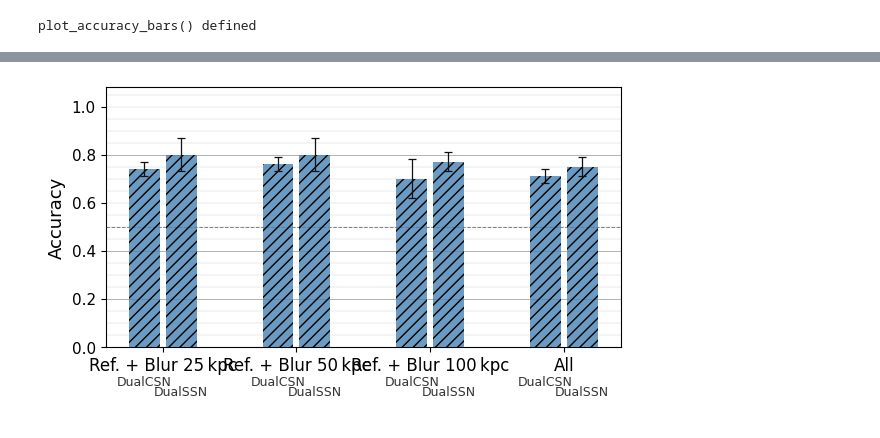
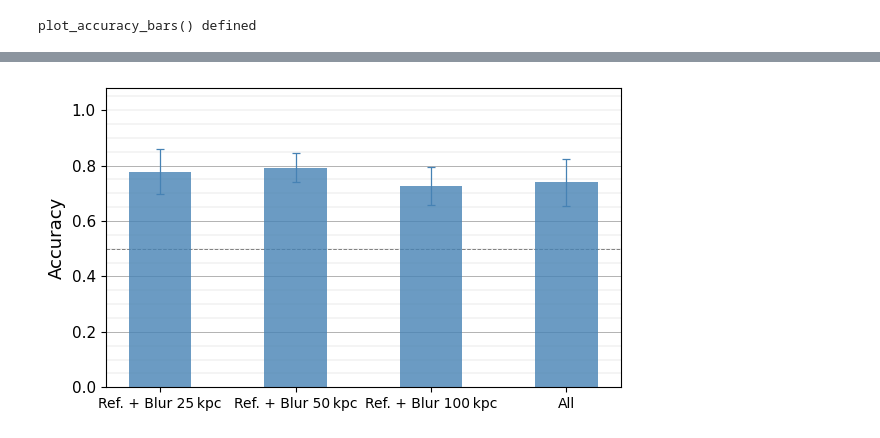
Before and after one commit to MarkusBredberg/dcreclass, a Jupyter notebook: notebooks/explore_classification_results.ipynb, the cells around one changed output, grey strips where cells are left out. Saved outputs shown, nothing was run; the diff lists cells and outputs as text; code cells hidden in the pictures.

```diff
--- a/notebooks/explore_classification_results.ipynb
+++ b/notebooks/explore_classification_results.ipynb
@@ -1436,16 +2511,19 @@ Saved: /users/mbredber/p2_DCRECLASS/outputs/scratch/figures/classifying/explore_
 RESULT_VERSION_PRIORITY     = ['latest']
 DISTINGUISH_RESULT_VERSIONS = False
 RADIOUNET_VALUE             = 0.73
-SHOW_N_FILES                = True
+SHOW_N_FILES                = False
 
-_ref_crops      = ['pixel_crop', 'fov_crop', 'beam_crop']
-_ref_crop_lbls  = ['Pixel crop', 'FoV crop', 'Beam crop']
-_ref_colours    = ['tomato', 'goldenrod', 'steelblue']
+_ref_crops      = ['beam_crop', 'fov_crop', 'pixel_crop']
+_ref_crop_lbls  = ['Beam crop', 'FoV crop', 'Pixel crop']
+_ref_colours    = ['steelblue', 'goldenrod', 'tomato']
 
 _ref_clfs = [
     ('CNN',
      RunConfig(classifier='ImageCNN', folds=list(range(10)), num_experiments=3),
      {'beam_crop': LegacyRunConfig(classifier='CNN', section='beam_cropping')}),
+    ('ScatterNet',
+     RunConfig(classifier='SimpleScatterNet', folds=list(range(10)), num_experiments=3),
+     {}),
     ('DualCSN',
      RunConfig(classifier='DualCSN', folds=list(range(10)), num_experiments=3),
      {'beam_crop': LegacyRunConfig(classifier='DualCSN', section='beam_cropping')}),
@@ -1489,7 +2567,7 @@ for xi, (label, cfg, fallbacks) in enumerate(_ref_clfs):
             _x_pos[xi] + _off, _mean, _bar_w,
             yerr=_std, capsize=3,
             color=_colour, alpha=0.80, hatch=_hatch,
-            error_kw=dict(linewidth=0.9, ecolor='#111111', capthick=0.9),
+            error_kw=dict(linewidth=0.9, ecolor=_colour, capthick=0.9),
             zorder=2,
             label=_ref_crop_lbls[ci] if xi == 0 else '_nolegend_',
         )
@@ -1574,83 +2611,93 @@ Saved: /users/mbredber/p2_DCRECLASS/outputs/scratch/figures/classifying/explore_
 # %%
-# ── Stacking results (DualCSN / DualSSN side by side) ───────────────────────
+# ── Stacking results (DualSSN) ────────────────────────────────────────────────
 #
-# DISTINGUISH_RESULT_VERSIONS : bool
-#   True  → legacy bars hatched ///
-#
-# RESULT_VERSION_PRIORITY : list | 'highest'
-#   Per bar, the first tier that has data wins.
+# Uses latest RunConfig pkl files (version strings: RAW+BlurXkpc, or the
+# all-scales combination for the "All" column).
 #
 DISTINGUISH_RESULT_VERSIONS = True
-RESULT_VERSION_PRIORITY     = ['latest', 'legacy']
+RESULT_VERSION_PRIORITY     = ['latest']
+SHOW_N_FILES                = False
 
-_stk_clfs    = ['DualCSN', 'DualSSN']
-_stk_scales  = [25, 50, 100, 0]
-_stk_xlabels = ['Ref. + Blur 25\u202fkpc', 'Ref. + Blur 50\u202fkpc', 'Ref. + Blur 100\u202fkpc', 'All']
+_stk_clfs    = ['DualSSN']
+# scale key → (x-label, version string in pkl filename)
+_stk_cols = [
+    (25,  'Ref. + Blur 25\u202fkpc',   'RAW+Blur25kpc'),
+    (50,  'Ref. + Blur 50\u202fkpc',   'RAW+Blur50kpc'),
+    (100, 'Ref. + Blur 100\u202fkpc',  'RAW+Blur100kpc'),
+    (0,   'All',                        'RAW+Blur25kpc+Blur50kpc+Blur100kpc'),
+]
+_stk_xlabels = [lbl  for _, lbl, _  in _stk_cols]
+_stk_vers    = [ver  for _, _,   ver in _stk_cols]
 _colour      = 'steelblue'
 
 _n       = len(_stk_clfs)
 _grp_w   = 0.55
 _sub_w   = _grp_w / _n
 _bar_w   = _sub_w * 0.84
-_x_pos   = np.arange(len(_stk_scales), dtype=float)
+_x_pos   = np.arange(len(_stk_cols), dtype=float)
 
 fig_stk, ax_stk = plt.subplots(figsize=(6, 3.5))
 
 for c_idx, clf in enumerate(_stk_clfs):
-    _off  = _sub_w * (c_idx - (_n - 1) / 2)
-    _cfg  = LegacyRunConfig(classifier=clf, section='stacking')
-    for xi, scale in enumerate(_stk_scales):
-        _ver      = 'RAW' if scale == 0 else f'Blur{scale}kpc'
-        _cfg_v    = dataclasses.replace(_cfg, version=_ver)
+    _off = _sub_w * (c_idx - (_n - 1) / 2)
+    for xi, (_, _, ver) in enumerate(_stk_cols):
+        _cfg_v = RunConfig(
+            classifier      = clf,
+            version         = ver,
+            crop_mode       = 'beam_crop',
+            folds           = list(range(10)),
+            num_experiments = 3,
+        )
         _vbt, _, _ = _load_vals_from_cfg(_cfg_v, 'accuracy')
-        _avail    = [t for t in ('latest', 'old', 'legacy') if _vbt[t]]
-        _tier     = next((t for t in RESULT_VERSION_PRIORITY if t in _avail), None)
+        _avail = [t for t in ('latest', 'old', 'legacy') if _vbt[t]]
+        _tier  = next((t for t in RESULT_VERSION_PRIORITY if t in _avail), None)
         if _tier is None:
             continue
-        _arr  = np.array(_vbt[_tier])
+        _arr       = np.array(_vbt[_tier])
         _mean, _std = _arr.mean(), _arr.std()
         _hatch = '///' if (DISTINGUISH_RESULT_VERSIONS and _tier == 'legacy') else None
         ax_stk.bar(
             _x_pos[xi] + _off, _mean, _bar_w,
             yerr=_std, capsize=3,
             color=_colour, alpha=0.80, hatch=_hatch,
-            error_kw=dict(linewidth=0.9, ecolor='#111111', capthick=0.9),
+            error_kw=dict(linewidth=0.9, ecolor=_colour, capthick=0.9),
             zorder=2,
         )
 
-# ── Classifier sub-labels under each bar ─────────────────────────────────────
+        # ── n_files label above each bar ──────────────────────────────────
+        if SHOW_N_FILES:
+            import matplotlib.colors as _mcolors
+            _rgba = _mcolors.to_rgba(_colour)
+            _dark = tuple(c * 0.55 for c in _rgba[:3]) + (1.0,)
+            _y_top = _mean + (_std if not np.isnan(_std) else 0.0)
+            ax_stk.text(
+                _x_pos[xi] + _off, _y_top + 0.012,
+                str(len(_vbt[_tier])),
+                ha='center', va='bottom', fontsize=7.5,
+                color=_dark, fontweight='bold', clip_on=False,
+            )
+
+# ── Axes formatting ───────────────────────────────────────────────────────────
 ax_stk.set_xticks(_x_pos)
-ax_stk.set_xticklabels(_stk_xlabels, fontsize=12)
+ax_stk.set_xticklabels(_stk_xlabels, fontsize=10)
 ax_stk.set_ylabel('Accuracy', fontsize=13)
 ax_stk.tick_params(axis='y', labelsize=11)
 ax_stk.set_ylim(0, 1.08)
 
-_y_lo, _y_hi = ax_stk.get_ylim()
-_y_sub = _y_lo - 0.11 * (_y_hi - _y_lo)
-_y_sub_extra = {'DualSSN': 0.04}
-for c_idx, clf in enumerate(_stk_clfs):
-    _off = _sub_w * (c_idx - (_n - 1) / 2)
-    _y = _y_sub - _y_sub_extra.get(clf, 0.0)
-    for xi in range(len(_stk_scales)):
-        ax_stk.text(_x_pos[xi] + _off, _y, clf,
-                    ha='center', va='top', fontsize=9,
-                    color='#333333', clip_on=False)
-
 # ── Grid ──────────────────────────────────────────────────────────────────────
 for _y in np.arange(0.05, 1.08, 0.05):
-    _major = _y in {0.2, 0.4, 0.6, 0.8}
+    _major = round(_y, 10) in {0.2, 0.4, 0.6, 0.8}   # round avoids fp drift
     ax_stk.axhline(_y, color='grey',
                    linewidth=0.7 if _major else 0.3,
                    alpha=0.6 if _major else 0.4, zorder=0)
 ax_stk.axhline(0.5, color='grey', linewidth=0.7, linestyle='--', zorder=1)
 
 fig_stk.tight_layout()
-fig_stk.subplots_adjust(bottom=0.22)
 
-_fname = os.path.join(OUTPUT_DIR, 'legacy_accuracy_bars_stacking.pdf')
+_fname = os.path.join(OUTPUT_DIR, 'accuracy_bars_stacking.pdf')
 fig_stk.savefig(_fname, bbox_inches='tight')
 plt.show()
 plt.close()
 print('Saved:', _fname)
 # %% [output]
-[figure, old version]
+[figure, new version]
```
Also changed, not shown: parts of 30 cells of this notebook, 8 other files.
